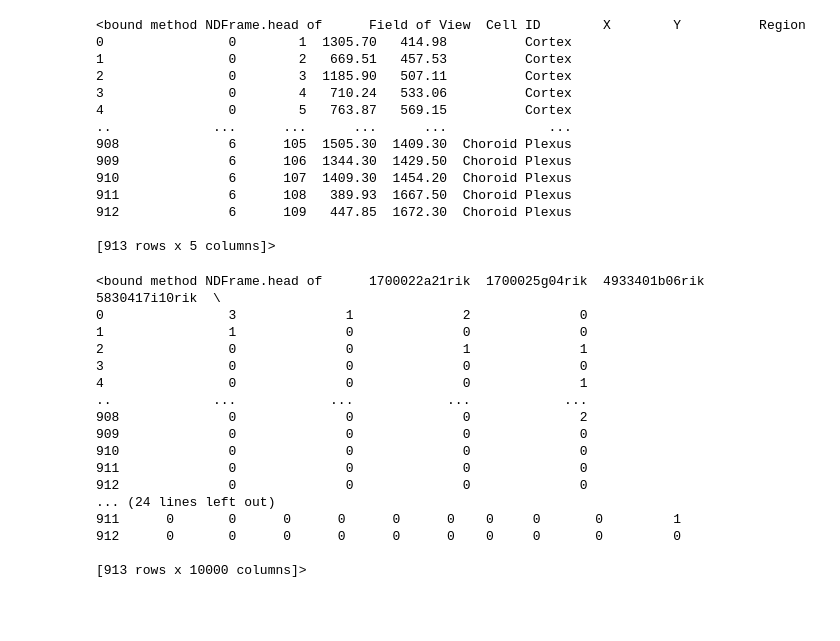
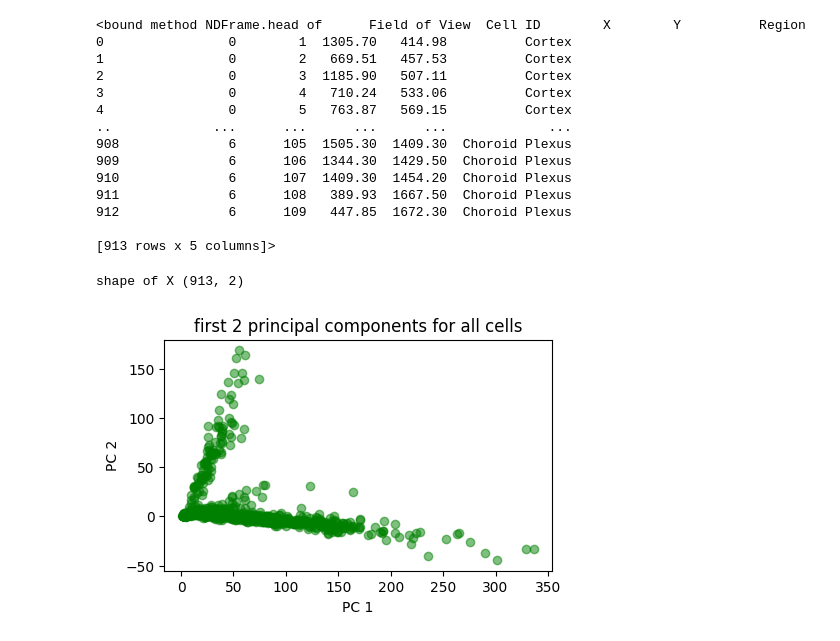
Before and after one commit to 2255-Spatial-Transcriptomics/data_processing, a Jupyter notebook: mouse_cortex_dataset4.ipynb, the cells around one changed output. Saved outputs shown, nothing was run; the diff lists cells and outputs as text; code cells hidden in the pictures; blank space fills up the shorter version.

Commit message:
visualize mouse cortex dataset with tsne and pca

```diff
--- a/mouse_cortex_dataset4.ipynb
+++ b/mouse_cortex_dataset4.ipynb
@@ -23,21 +28,24 @@ cortex_svz_centroids.head
 # %%
 cortex_svz_counts = pd.read_csv("datasets/mouse_cortext_dataset4/spatial/sourcedata/cortex_svz_counts.csv")
 cortex_svz_counts.head
+adata_counts = anndata.AnnData(cortex_svz_counts)
-# %% [output]
-<bound method NDFrame.head of      1700022a21rik  1700025g04rik  4933401b06rik  5830417i10rik  \
-0                3              1              2              0
-1                1              0              0              0
-2                0              0              1              1
-3                0              0              0              0
-4                0              0              0              1
-..             ...            ...            ...            ...
-908              0              0              0              2
-909              0              0              0              0
-910              0              0              0              0
-911              0              0              0              0
-912              0              0              0              0
-... (24 lines left out)
-911      0       0      0      0      0      0    0     0       0         1
-912      0       0      0      0      0      0    0     0       0         0
-
-[913 rows x 10000 columns]>
+# %%
+tsvd = TruncatedSVD(n_components=2)
+tsvd.fit(adata_counts.X)
+X = tsvd.transform(adata_counts.X)
+
+print("shape of X", X.shape)
+# %% [output]
+shape of X (913, 2)
+# %%
+# Plot the cells in the 2D PCA projection
+fig, ax = plt.subplots(figsize=(5, 3))
+
+ax.scatter(X[:,0], X[:,1], alpha=0.5, c="green")
+
+plt.title("first 2 principal components for all cells")
+plt.xlabel('PC 1')
+plt.ylabel('PC 2')
+plt.show()
+# %% [output]
+[figure, added]
```
Also changed, not shown: parts of 7 cells of this notebook.
